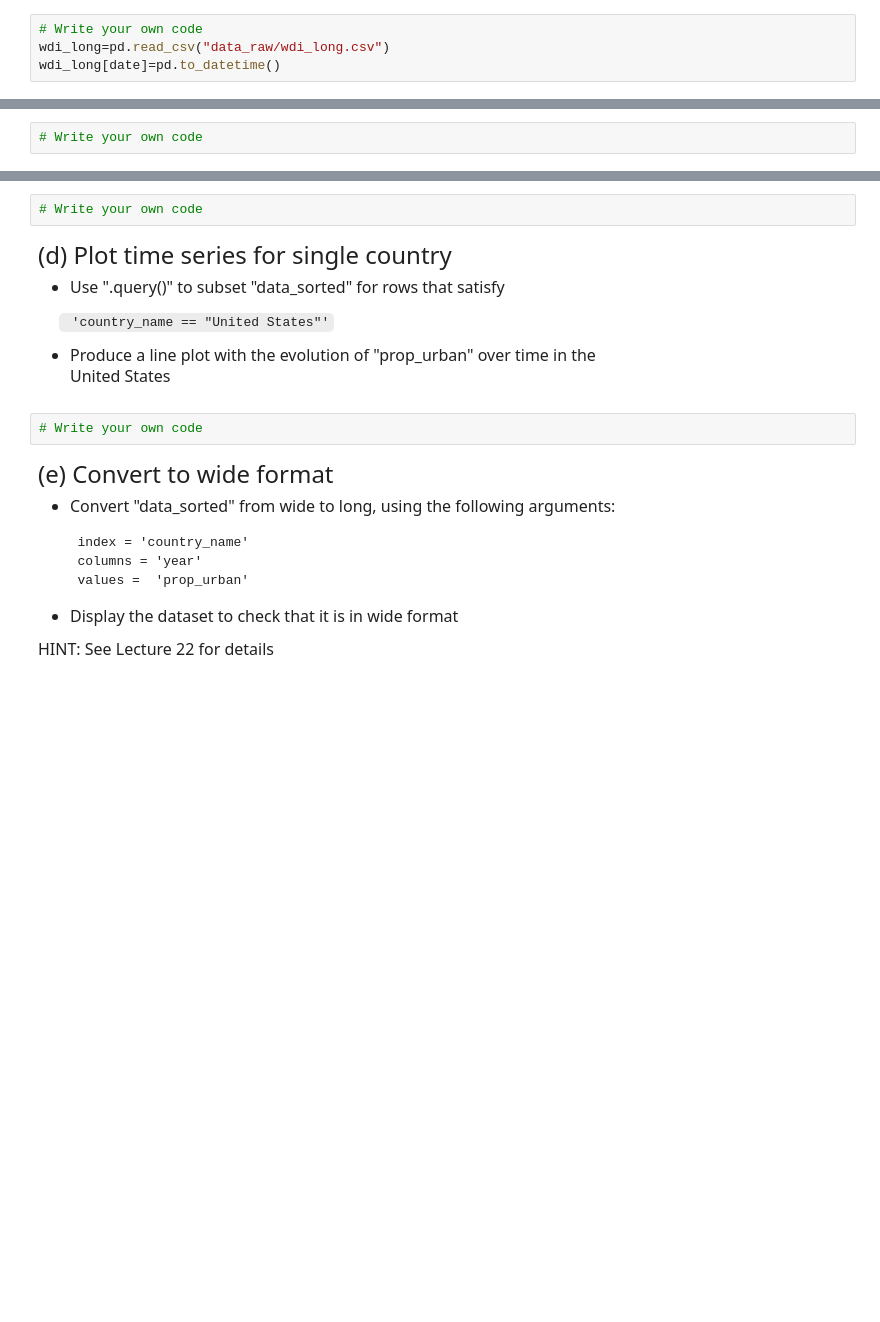
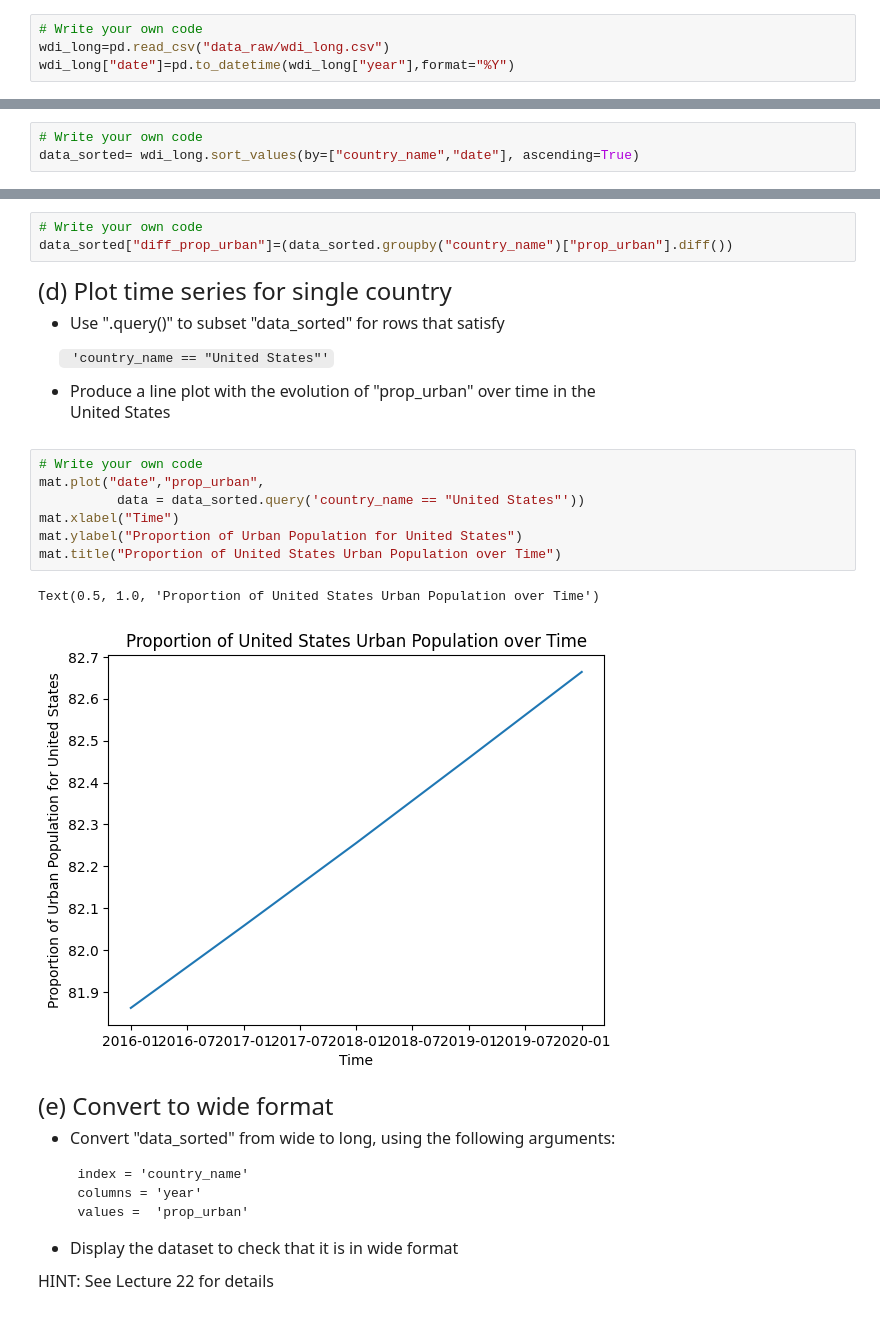
Before and after one commit to MannyBett/EmoryQTM151, a Jupyter notebook: Lecture 21/Assignment 10/Assignment 10.ipynb, the cells around one changed output, grey strips where cells are left out. Saved outputs shown, nothing was run; the diff lists cells and outputs as text; blank space fills up the shorter version.

```diff
--- a/Lecture 21/Assignment 10/Assignment 10.ipynb
+++ b/Lecture 21/Assignment 10/Assignment 10.ipynb
@@ -43,7 +45,7 @@ Hint: See Lecture 21 for information about wild cards
 # %%
 # Write your own code
 wdi_long=pd.read_csv("data_raw/wdi_long.csv")
-wdi_long[date]=pd.to_datetime()
+wdi_long["date"]=pd.to_datetime(wdi_long["year"],format="%Y")
 # %% [markdown]
 <font size = "5">
 
@@ -56,6 +58,7 @@ wdi_long[date]=pd.to_datetime()
 HINT: Include a list of column names as the main sorting argument.
 # %%
 # Write your own code
+data_sorted= wdi_long.sort_values(by=["country_name","date"], ascending=True)
 # %% [markdown]
 <font size = "5">
 
@@ -82,6 +85,7 @@ Note: Using ".groupby()" is important so that each country is analyzed <br>
 separately.
 # %%
 # Write your own code
+data_sorted["diff_prop_urban"]=(data_sorted.groupby("country_name")["prop_urban"].diff())
 # %% [markdown]
 <font size = "5">
 
@@ -95,8 +99,16 @@
 
 - Produce a line plot with the evolution of "prop_urban" over time in the <br>
 United States
-# %%
-# Write your own code
+# %%
+# Write your own code
+mat.plot("date","prop_urban",
+          data = data_sorted.query('country_name == "United States"'))
+mat.xlabel("Time")
+mat.ylabel("Proportion of Urban Population for United States")
+mat.title("Proportion of United States Urban Population over Time")
+# %% [output]
+Text(0.5, 1.0, 'Proportion of United States Urban Population over Time')
+[figure, added]
 # %% [markdown]
 <font size = "5">
 
```
Also changed, not shown: parts of 2 cells of this notebook, 25 other files.
